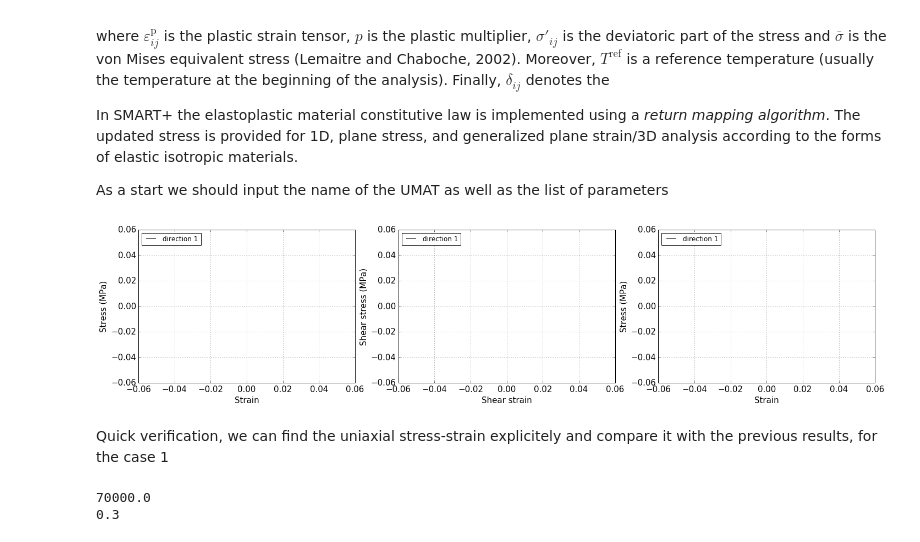
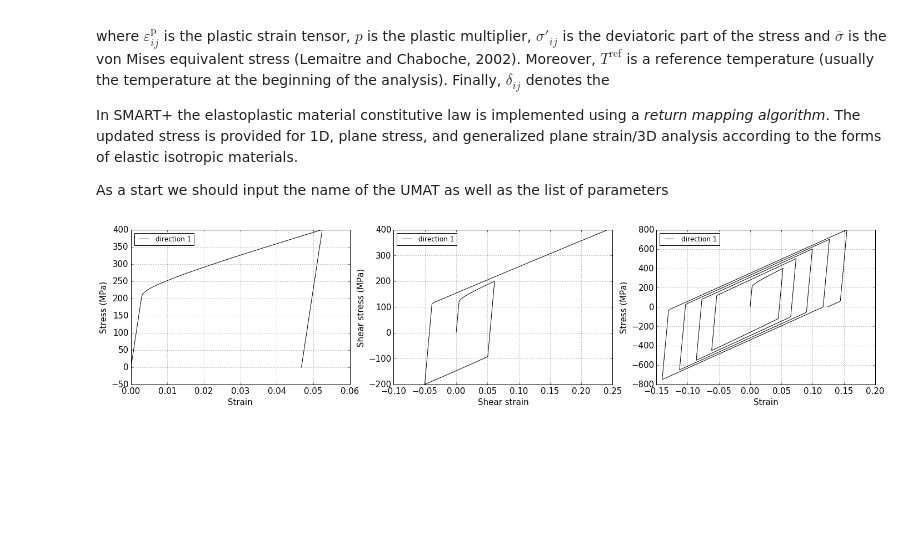
Before and after one commit to cas91010491/simmit, a Jupyter notebook: Examples/Umats/Plasticity/EPKCP.ipynb, the cells around one changed output. Saved outputs shown, nothing was run; the diff lists cells and outputs as text; code cells hidden in the pictures; blank space fills up the shorter version.

```diff
--- a/Examples/Umats/Plasticity/EPKCP.ipynb
+++ b/Examples/Umats/Plasticity/EPKCP.ipynb
@@ -47,22 +48,23 @@ theta_rve = 0.
 phi_rve = 0.
 
 props = np.array([E, nu, alpha, sigma_Y, H, beta, k_kin])
+path_data = 'data'
+path_results = 'results'
 
-dir = os.path.dirname(os.path.realpath('__file__'))
-pathfile = dir + '/path_1.txt'
-outputfile_1 = dir + '/results_EPKCP_1.txt'
-sim.solver(umat_name, props, nstatev, psi_rve, theta_rve, phi_rve, rho, c_p, pathfile, outputfile_1)
-outputfile_1 = dir + '/results_EPKCP_1_global-0.txt'
+pathfile = 'path_1.txt'
+outputfile_1 = 'results_EPKCP_1.txt'
+sim.solver(umat_name, props, nstatev, psi_rve, theta_rve, phi_rve, rho, c_p, path_data, path_results, pathfile, outputfile_1)
+outputfile_1 = dir + '/' + path_results + '/results_EPKCP_1_global-0.txt'
 
-pathfile = dir + '/path_2.txt'
-outputfile_2 = dir + '/results_EPKCP_2.txt'
-sim.solver(umat_name, props, nstatev, psi_rve, theta_rve, phi_rve, rho, c_p, pathfile, outputfile_2)
-outputfile_2 = dir + '/results_EPKCP_2_global-0.txt'
+pathfile = 'path_2.txt'
+outputfile_2 = 'results_EPKCP_2.txt'
+sim.solver(umat_name, props, nstatev, psi_rve, theta_rve, phi_rve, rho, c_p, path_data, path_results, pathfile, outputfile_2)
+outputfile_2 = dir + '/' + path_results + '/results_EPKCP_2_global-0.txt'
 
-pathfile = dir + '/path_3.txt'
-outputfile_3 = dir + '/results_EPKCP_3.txt'
-sim.solver(umat_name, props, nstatev, psi_rve, theta_rve, phi_rve, rho, c_p, pathfile, outputfile_3)
-outputfile_3 = dir + '/results_EPKCP_3_global-0.txt'
+pathfile = 'path_3.txt'
+outputfile_3 = 'results_EPKCP_3.txt'
+sim.solver(umat_name, props, nstatev, psi_rve, theta_rve, phi_rve, rho, c_p, path_data, path_results, pathfile, outputfile_3)
+outputfile_3 = dir + '/' + path_results + '/results_EPKCP_3_global-0.txt'
 
 fig = plt.figure()
 pylab.rcParams['figure.figsize'] = (24.0, 5.0) #configure the figure output size
@@ -75,45 +77,31 @@ plt.grid(True)
 plt.tick_params(axis='both', which='major', labelsize=15)
 plt.xlabel('Strain', size = 15)
 plt.ylabel('Stress (MPa)', size = 15)
 plt.plot(e11,s11, c='black', label='direction 1')
 plt.legend(loc=2)
 
 ax = fig.add_subplot(1, 3, 2)
 
 e11, e22, e33, e12, e13, e23, s11, s22, s33, s12, s13, s23 = np.loadtxt(outputfile_2, usecols=(8,9,10,11,12,13,14,15,16,17,18,19), unpack=True)
 
 plt.grid(True)
 plt.tick_params(axis='both', which='major', labelsize=15)
 plt.xlabel('Shear strain', size = 15)
 plt.ylabel('Shear stress (MPa)',size = 15)
 plt.plot(e12,s12, c='black', label='direction 1')
 plt.legend(loc=2)
 
 ax = fig.add_subplot(1, 3, 3)
 
 e11, e22, e33, e12, e13, e23, s11, s22, s33, s12, s13, s23 = np.loadtxt(outputfile_3, usecols=(8,9,10,11,12,13,14,15,16,17,18,19), unpack=True)
 
 plt.grid(True)
 plt.tick_params(axis='both', which='major', labelsize=15)
 plt.xlabel('Strain', size = 15)
 plt.ylabel('Stress (MPa)',size = 15)
 plt.plot(e11,s11, c='black', label='direction 1')
 plt.legend(loc=2)
 
 plt.show()
 # %% [output]
-[figure, old version]
+[figure, new version]
-# %% [markdown]
-Quick verification, we can find the uniaxial stress-strain explicitely and compare it with the previous results, for the case 1
-# %%
-sigma_verif = np.amax(s11)
-eps_verif1 = np.amax(e11)
-
-E_verif = sigma_verif/eps_verif1
-nu_verif = -eps_verif2/eps_verif1
-
-print(E_verif)
-print(nu_verif)
-# %% [output]
-70000.0
-0.3
```
Also changed, not shown: parts of 1 cell of this notebook, 1 other file.
